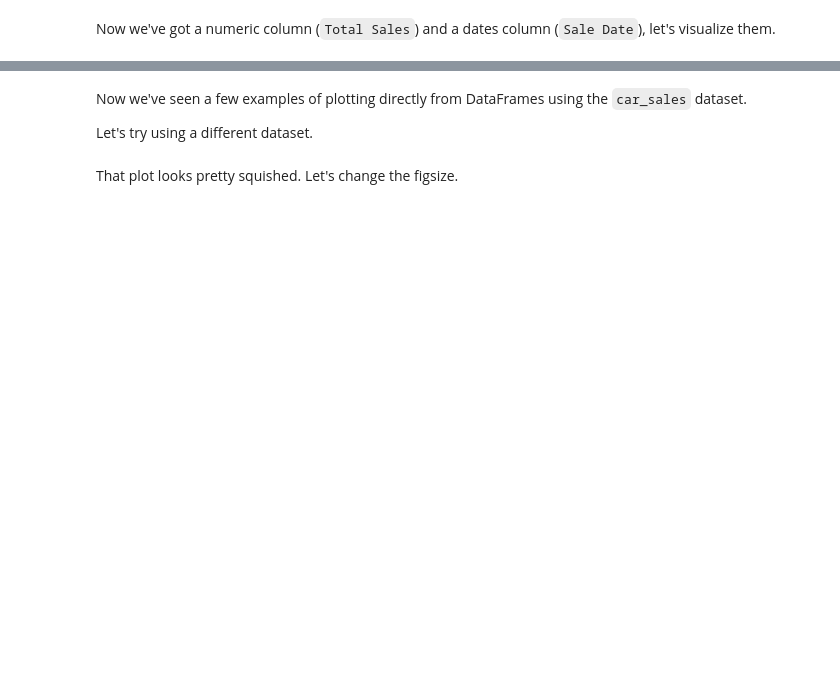
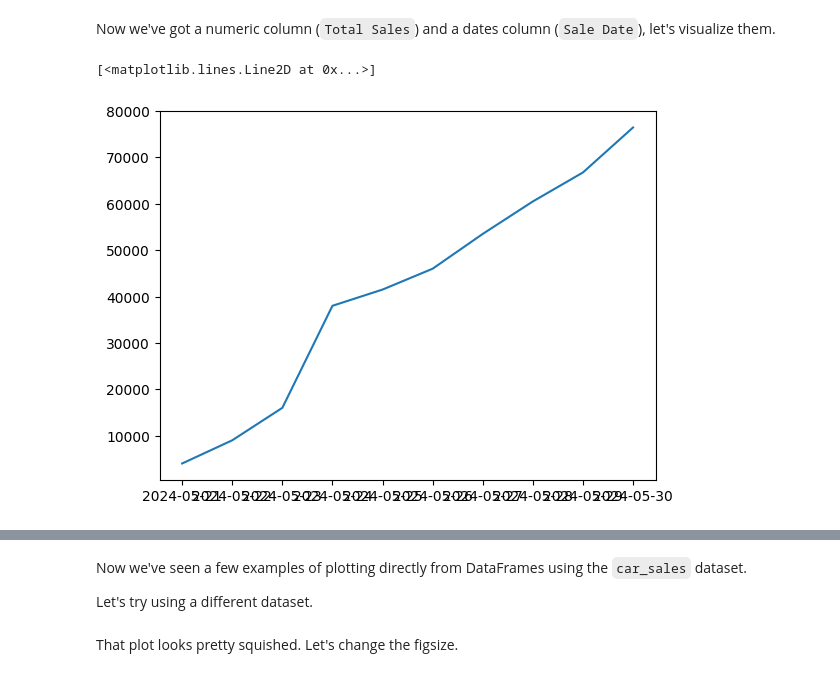
Before and after one commit to leviathan003/Practice_Puzzles, a Jupyter notebook: matplotlib-exercises.ipynb, the cells around one changed output, grey strips where cells are left out. Saved outputs shown, nothing was run; the diff lists cells and outputs as text; code cells hidden in the pictures; blank space fills up the shorter version.

```diff
--- a/matplotlib-exercises.ipynb
+++ b/matplotlib-exercises.ipynb
@@ -254,3 +281,7 @@ In the process of turning it to numeric data, let's create another column which
 Hint: To add a column up cumulatively, look up the cumsum() function. And to create a column of dates, look up the date_range() function.
 # %%
 # Remove the symbols, the final two numbers from the 'Price' column and convert it to numbers
+price_list = car_sales['Price'].values.tolist()
+price_list_new = [int(price.replace("$",'').replace(".00","").replace(",","")) for price in price_list]
+car_sales['Price'] = price_list_new
+car_sales
@@ -257,7 +300,10 @@ Hint: To add a column up cumulatively, look up the cumsum() function. And to cre
 # %%
 # Add a column called 'Total Sales' to car_sales which cumulatively adds the 'Price' column
-
+car_sales['Total Sales'] = car_sales['Price'].cumsum()
 
 # Add a column called 'Sale Date' which lists a series of successive dates starting from today (your today)
+from datetime import datetime
+car_sales['Sale Date'] =  pd.date_range(start=datetime.today().date(), periods=len(car_sales))
 
 # View the car_sales DataFrame
+car_sales
@@ -265,5 +323,9 @@ Hint: To add a column up cumulatively, look up the cumsum() function. And to cre
 Now we've got a numeric column (`Total Sales`) and a dates column (`Sale Date`), let's visualize them.
 # %%
 # Use the plot() function to plot the 'Sale Date' column versus the 'Total Sales' column
+plt.plot(car_sales['Sale Date'],car_sales['Total Sales'])
+# %% [output]
+[<matplotlib.lines.Line2D at 0x...>]
+[figure, added]
 # %%
 # Convert the 'Price' column to the integers
```
Also changed, not shown: parts of 10 cells of this notebook, 3 other files.
